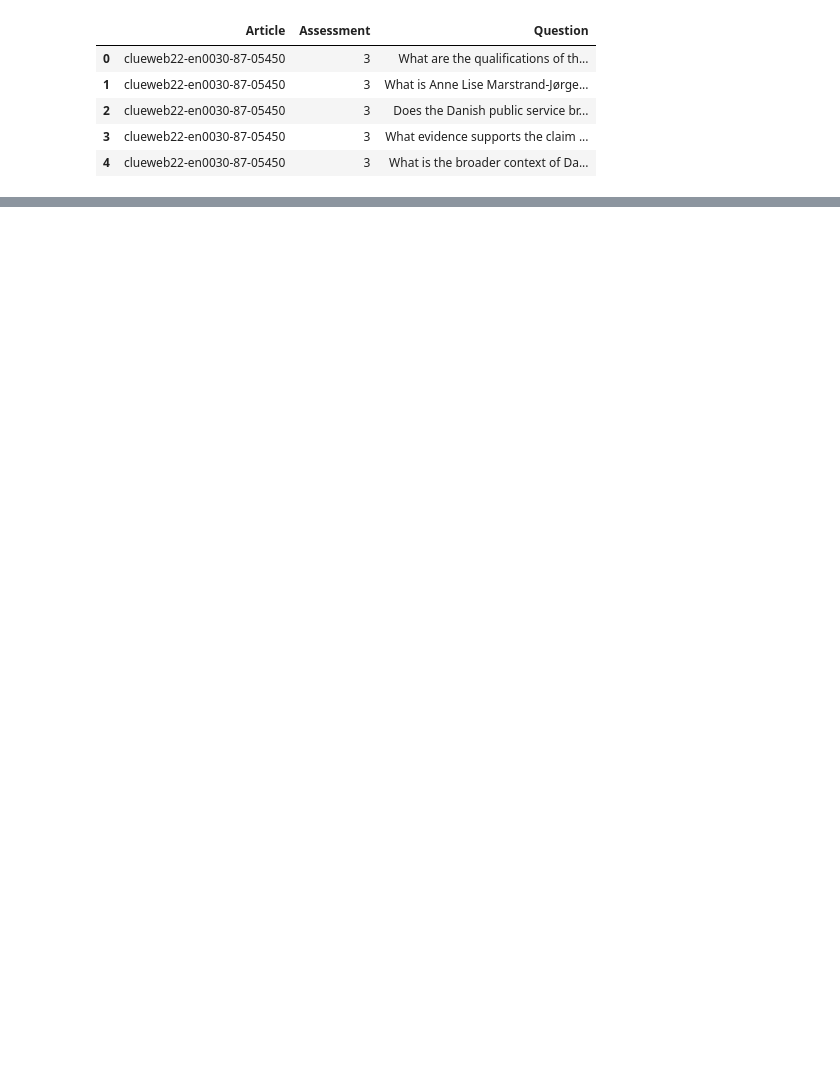
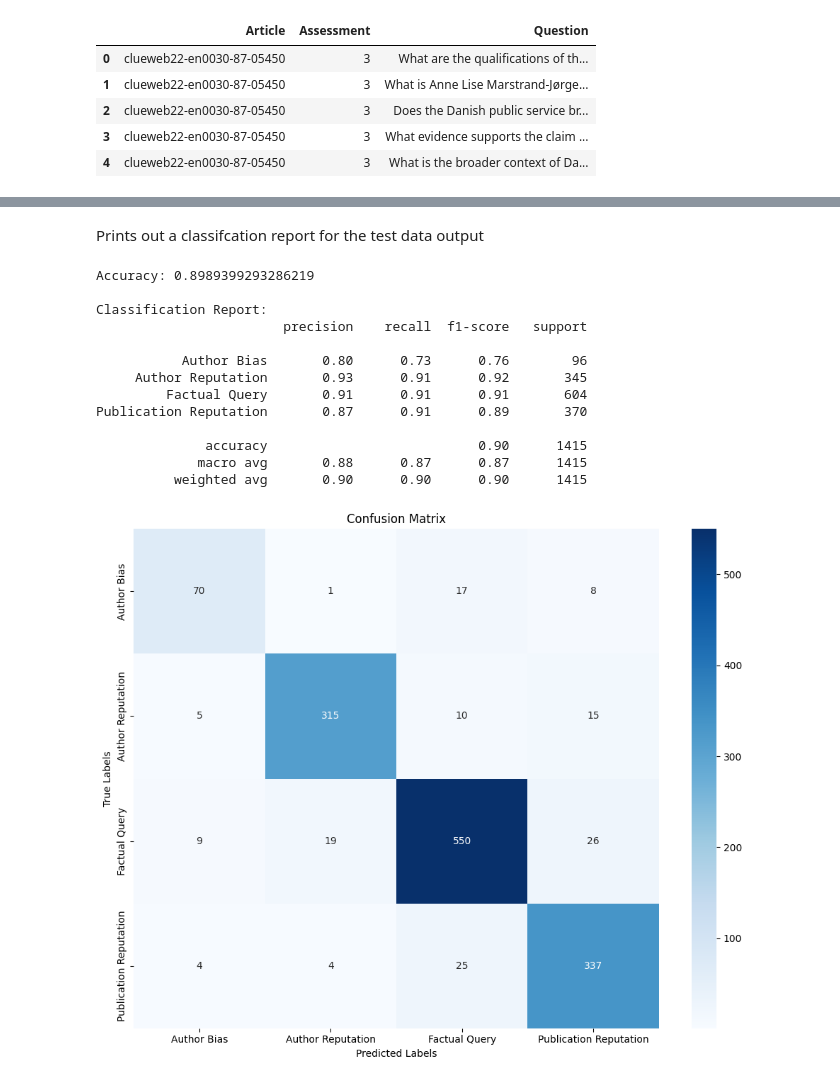
Before and after one commit to AndrewSauer0623/TREC2025, a Jupyter notebook: ReportGeneration.ipynb, the cells around one changed output, grey strips where cells are left out. Saved outputs shown, nothing was run; the diff lists cells and outputs as text; code cells hidden in the pictures; blank space fills up the shorter version.

```diff
--- a/ReportGeneration.ipynb
+++ b/ReportGeneration.ipynb
@@ -186,0 +187,18 @@ ImportError: Using the `Trainer` with `PyTorch` requires `accelerate>=0.26.0`: P
+# %%
+Q_test_list = Q_test.astype(str).tolist()
+batch_size = 32  # Tune this based on your RAM
+
+predictions = []
+
+# Wrap the range with tqdm for a progress bar
+for i in tqdm(range(0, len(Q_test_list), batch_size), desc="Running inference"):
+    batch = Q_test_list[i:i+batch_size]
+    test_encodings = tokenizer(batch, return_tensors="pt", truncation=True, padding=True)
+    with torch.no_grad():
+        outputs = model(**test_encodings)
+        batch_preds = torch.argmax(outputs.logits, dim=1)
+        predictions.extend(batch_preds)
+
+# Print results
+for text, label_idx in zip(Q_test_list, predictions):
+    print(f"{text} -> {label_names[label_idx]}")
@@ -186,0 +223,58 @@ ImportError: Using the `Trainer` with `PyTorch` requires `accelerate>=0.26.0`: P
+# %% [markdown]
+Prints out a classifcation report for the test data output
+# %%
+from sklearn.metrics import classification_report, confusion_matrix, accuracy_score
+from sklearn.preprocessing import LabelEncoder
+import matplotlib.pyplot as plt
+import seaborn as sns
+
+# Reuse the label encoder used during training
+label_encoder = LabelEncoder()
+label_encoder.fit_transform(c_train)  # Fit on the training labels
+
+# Convert c_test (strings) to integer labels
+actual_labels = label_encoder.transform(c_test)
+
+# Convert predicted tensor to list of integers
+predicted_labels = [label.item() for label in predictions]
+
+# Accuracy
+print("Accuracy:", accuracy_score(actual_labels, predicted_labels))
+
+# Classification report
+print("\nClassification Report:")
+print(classification_report(actual_labels, predicted_labels, target_names=label_encoder.classes_))
+
+# Confusion matrix
+cm = confusion_matrix(actual_labels, predicted_labels)
+plt.figure(figsize=(10, 8))
+sns.heatmap(cm, annot=True, fmt='d', cmap='Blues',
+            xticklabels=label_encoder.classes_,
+            yticklabels=label_encoder.classes_)
+plt.xlabel("Predicted Labels")
+plt.ylabel("True Labels")
+plt.title("Confusion Matrix")
+plt.tight_layout()
+plt.show()
+
+
+for i in range(50):
+    print(f"Text: {Q_test_list[i]}")
+    print(f"True: {label_names[actual_labels[i]]}")
+    print(f"Pred: {label_names[predicted_labels[i]]}")
+    print("-" * 50)
+# %% [output]
+Accuracy: 0.8989399293286219
+
+Classification Report:
+                        precision    recall  f1-score   support
+
+           Author Bias       0.80      0.73      0.76        96
+     Author Reputation       0.93      0.91      0.92       345
+         Factual Query       0.91      0.91      0.91       604
+Publication Reputation       0.87      0.91      0.89       370
+
+              accuracy                           0.90      1415
+             macro avg       0.88      0.87      0.87      1415
+          weighted avg       0.90      0.90      0.90      1415
+[figure, added]
```
Also changed, not shown: parts of 17 cells of this notebook.
